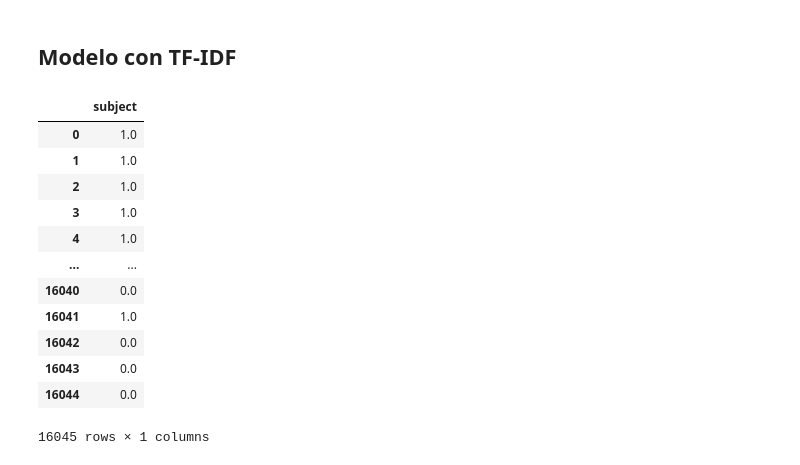
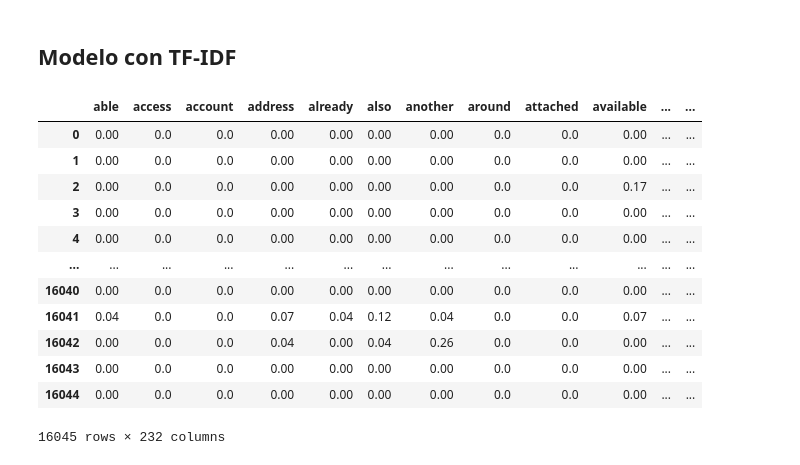
Before and after one commit to aeaa1998/spam-detect, a Jupyter notebook: LAB02.ipynb, the cells around one changed output. Saved outputs shown, nothing was run; the diff lists cells and outputs as text; code cells hidden in the pictures.

```diff
--- a/LAB02.ipynb
+++ b/LAB02.ipynb
@@ -269,8 +234,8 @@ import os.path
 if (os.path.isfile("./proccessed_body.csv")):
     proccessed_body = pd.read_csv("./proccessed_body.csv")
 else:
-    proccessed_body = df["Body"].apply(preprocess)
-    proccessed_body.to_csv("./proccessed_body.csv")
+    proccessed_body = df["Body"].apply(utils.preprocess)
+    proccessed_body.to_csv("./proccessed_body.csv", index=False)
 
 proccessed_body
 # %% [output]
@@ -347,26 +342,26 @@ accuracy:  0.6535105941005401
 # %%
 from sklearn.feature_extraction.text import TfidfVectorizer
 
-tv = TfidfVectorizer(min_df=0.5, max_df=1., use_idf=True)
+tv = TfidfVectorizer(min_df=0.05, max_df=1., use_idf=True)
 tv_matrix = tv.fit_transform(proccessed_body)
 tv_matrix = tv_matrix.toarray()
 
 vocabulario = tv.get_feature_names()
 pd.DataFrame(np.round(tv_matrix, 2), columns=vocabulario)
 # %% [output]
-|  | subject |
-| 0 | 1.0 |
-| 1 | 1.0 |
-| 2 | 1.0 |
-| 3 | 1.0 |
-| 4 | 1.0 |
-| ... | ... |
-| 16040 | 0.0 |
-| 16041 | 1.0 |
-| 16042 | 0.0 |
-| 16043 | 0.0 |
-| 16044 | 0.0 |
+|  | able | access | account | address | already | also | another | around | attached | available | ... | ... |
+| 0 | 0.00 | 0.0 | 0.0 | 0.00 | 0.00 | 0.00 | 0.00 | 0.0 | 0.0 | 0.00 | ... | ... |
+| 1 | 0.00 | 0.0 | 0.0 | 0.00 | 0.00 | 0.00 | 0.00 | 0.0 | 0.0 | 0.00 | ... | ... |
+| 2 | 0.00 | 0.0 | 0.0 | 0.00 | 0.00 | 0.00 | 0.00 | 0.0 | 0.0 | 0.17 | ... | ... |
+| 3 | 0.00 | 0.0 | 0.0 | 0.00 | 0.00 | 0.00 | 0.00 | 0.0 | 0.0 | 0.00 | ... | ... |
+| 4 | 0.00 | 0.0 | 0.0 | 0.00 | 0.00 | 0.00 | 0.00 | 0.0 | 0.0 | 0.00 | ... | ... |
+| ... | ... | ... | ... | ... | ... | ... | ... | ... | ... | ... | ... | ... |
+| 16040 | 0.00 | 0.0 | 0.0 | 0.00 | 0.00 | 0.00 | 0.00 | 0.0 | 0.0 | 0.00 | ... | ... |
+| 16041 | 0.04 | 0.0 | 0.0 | 0.07 | 0.04 | 0.12 | 0.04 | 0.0 | 0.0 | 0.07 | ... | ... |
+| 16042 | 0.00 | 0.0 | 0.0 | 0.04 | 0.00 | 0.04 | 0.26 | 0.0 | 0.0 | 0.00 | ... | ... |
+| 16043 | 0.00 | 0.0 | 0.0 | 0.00 | 0.00 | 0.00 | 0.00 | 0.0 | 0.0 | 0.00 | ... | ... |
+| 16044 | 0.00 | 0.0 | 0.0 | 0.00 | 0.00 | 0.00 | 0.00 | 0.0 | 0.0 | 0.00 | ... | ... |
-16045 rows × 1 columns
+16045 rows × 232 columns
 # %%
 X_train, X_test, y_train, y_test = train_test_split(tv_matrix, df["Label"], test_size=0.3, random_state=0)
 # %%
```
Also changed, not shown: parts of 18 cells of this notebook, 1 other file.
